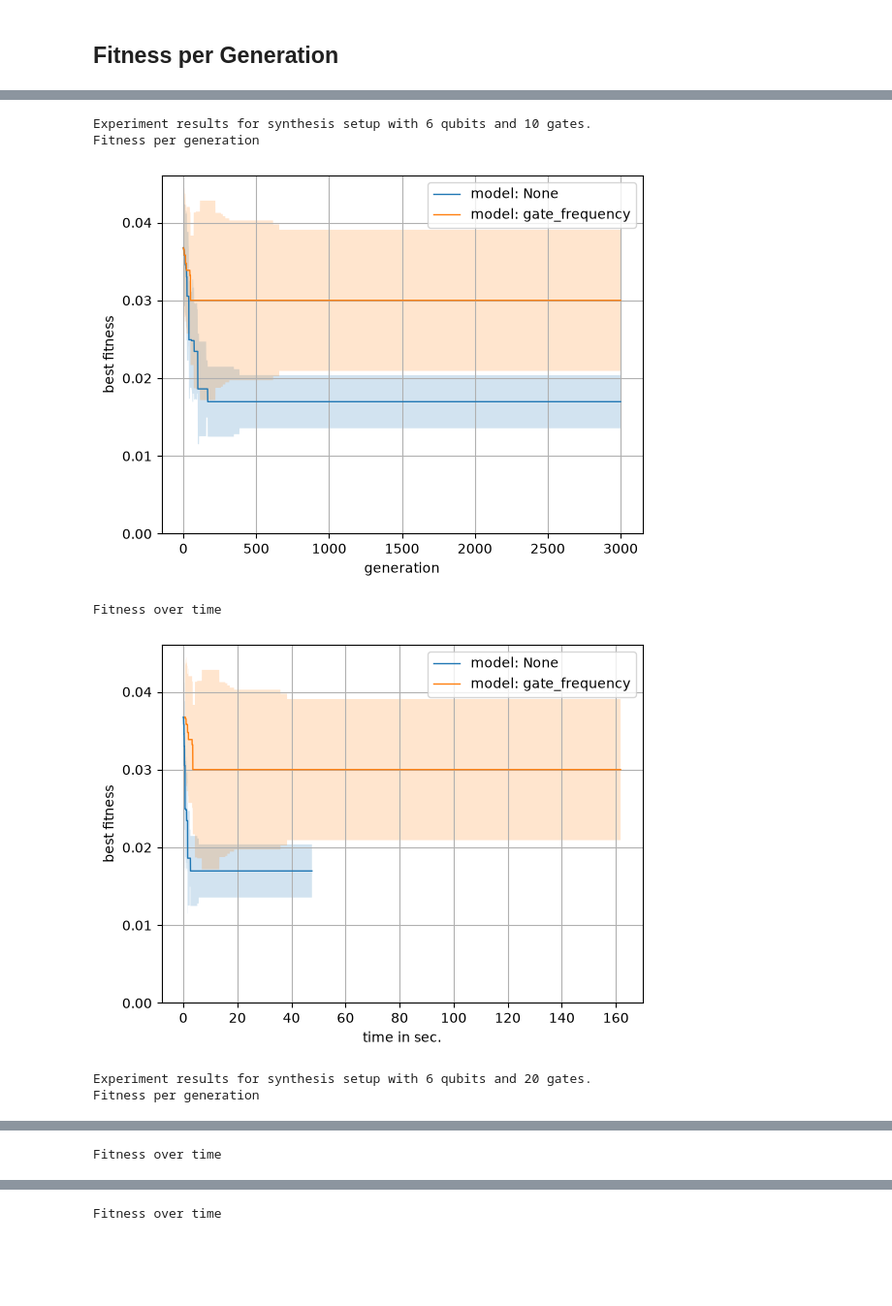
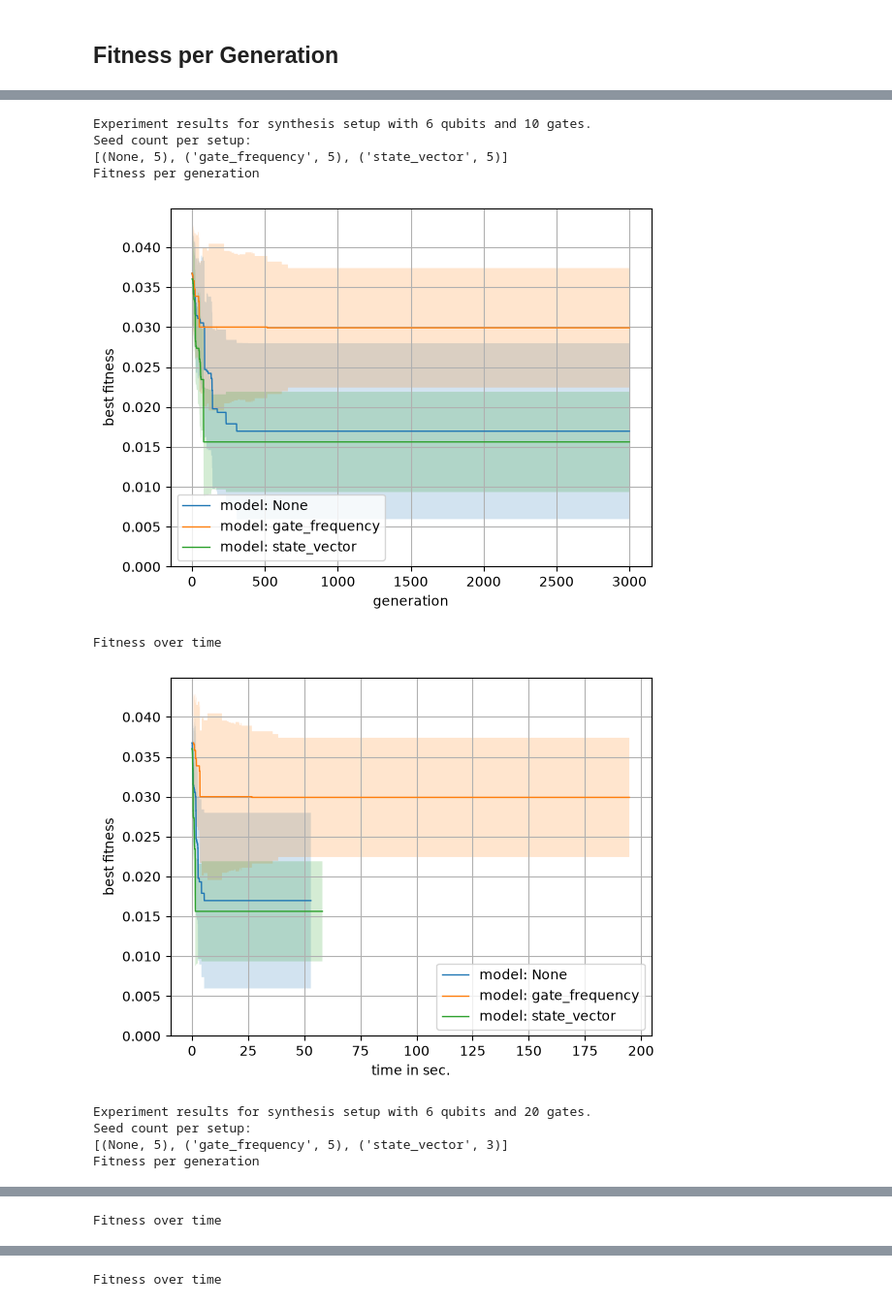
Before and after one commit to westoun/surrogate-assisted-qcs, a Jupyter notebook: evaluation/surrogate_assisted_qcs/analysis.ipynb, the cells around one changed output, grey strips where cells are left out. Shown at 97% size. Drawn from its saved outputs; the diff is of its cells as text; code cells hidden in the pictures; blank space fills up the shorter version.

```diff
--- a/evaluation/surrogate_assisted_qcs/analysis.ipynb
+++ b/evaluation/surrogate_assisted_qcs/analysis.ipynb
@@ -69,7 +69,7 @@ class Experiment:
             "seeds": sorted(self.seeds)
         }
 # %%
-def filter_experiments(experiments: List[Experiment], filter_params: Dict, sort_by: str = "qubit_num") -> List:
+def filter_experiments(experiments: List[Experiment], filter_params: Dict, sort_by: str = "qubit_num") -> List[Experiment]:
 
     filtered_experiments: List[Experiment] = []
     for experiment in experiments:
@@ -85,6 +85,14 @@ def filter_experiments(experiments: List[Experiment], filter_params: Dict, sort_
 
     filtered_experiments.sort(key=lambda item: item.config[sort_by])
     return filtered_experiments
+# %%
+def sort_by_model(experiments: List[Experiment]) -> None:
+    no_model_index = [
+        experiment.model for experiment in experiments].index(None)
+    no_model_experiment = experiments.pop(no_model_index)
+
+    experiments.sort(key=lambda experiment: experiment.model)
+    experiments.insert(0, no_model_experiment)
 # %%
 def load_experiments(results_dir: str = "results", min_generations: int = None) -> List[Experiment]:
     experiments: Dict[str, Experiment] = {}
@@ -338,37 +343,44 @@ Seed count per experiment:
 # %%
 qubit_nums = [experiment.qubit_num for experiment in experiments]
 qubit_nums = sorted(list(set(qubit_nums)))
 
 gate_counts = [experiment.gate_count for experiment in experiments]
 gate_counts = sorted(list(set(gate_counts)))
 
 for qubit_num in qubit_nums:
     for gate_count in gate_counts:
 
         rel_experiments = filter_experiments(experiments, filter_params={
             "qubit_num": qubit_num,
             "gate_count": gate_count
         })
 
         if len(rel_experiments) == 0:
             continue
 
-        if rel_experiments[0].model != None:
-            rel_experiments[0], rel_experiments[1] = rel_experiments[1], rel_experiments[0]
+        sort_by_model(rel_experiments)
 
-
-        printb(f"Experiment results for synthesis setup with {qubit_num} qubits and {gate_count} gates.")
+        printb(
+            f"Experiment results for synthesis setup with {qubit_num} qubits and {gate_count} gates.")
+        print("Seed count per setup: ")
+        print([(experiment.model, len(experiment.seeds)) for experiment in rel_experiments])
 
         print("Fitness per generation")
-        plot_fitness_per_generation(rel_experiments, labels = [f"model: {experiment.model}" for experiment in rel_experiments])
+        plot_fitness_per_generation(rel_experiments, labels=[
+                                    f"model: {experiment.model}" for experiment in rel_experiments])
 
         print("Fitness over time")
-        plot_fitness_per_timestamp(rel_experiments, labels = [f"model: {experiment.model}" for experiment in rel_experiments])
+        plot_fitness_per_timestamp(rel_experiments, labels=[
+                                   f"model: {experiment.model}" for experiment in rel_experiments])
 # %% [output]
 Experiment results for synthesis setup with 6 qubits and 10 gates.
+Seed count per setup:
+[(None, 5), ('gate_frequency', 5), ('state_vector', 5)]
 Fitness per generation
-[figure, old version]
+[figure, new version]
 Fitness over time
-[figure, old version]
+[figure, new version]
 Experiment results for synthesis setup with 6 qubits and 20 gates.
+Seed count per setup:
+[(None, 5), ('gate_frequency', 5), ('state_vector', 3)]
 Fitness per generation
```
Also changed, not shown: parts of 3 cells of this notebook.
